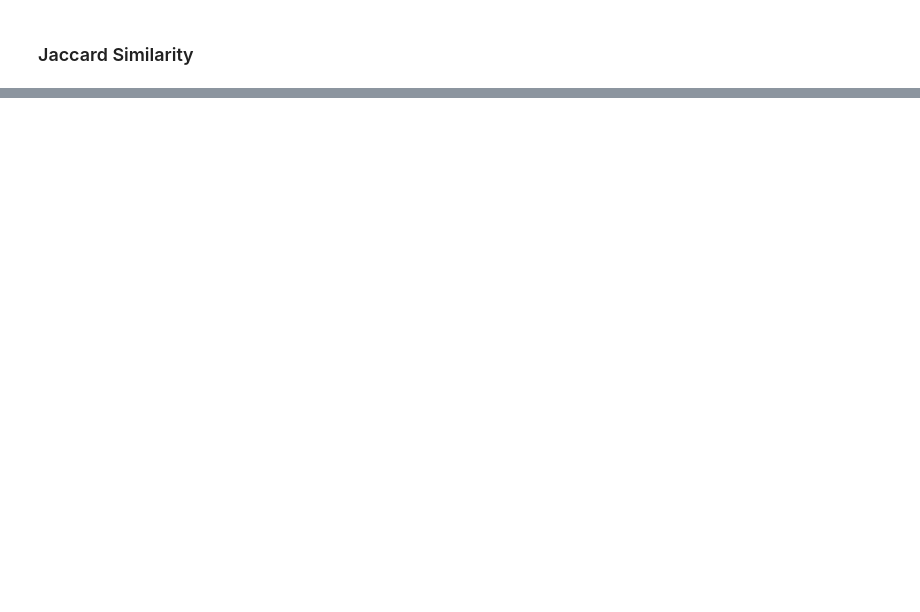
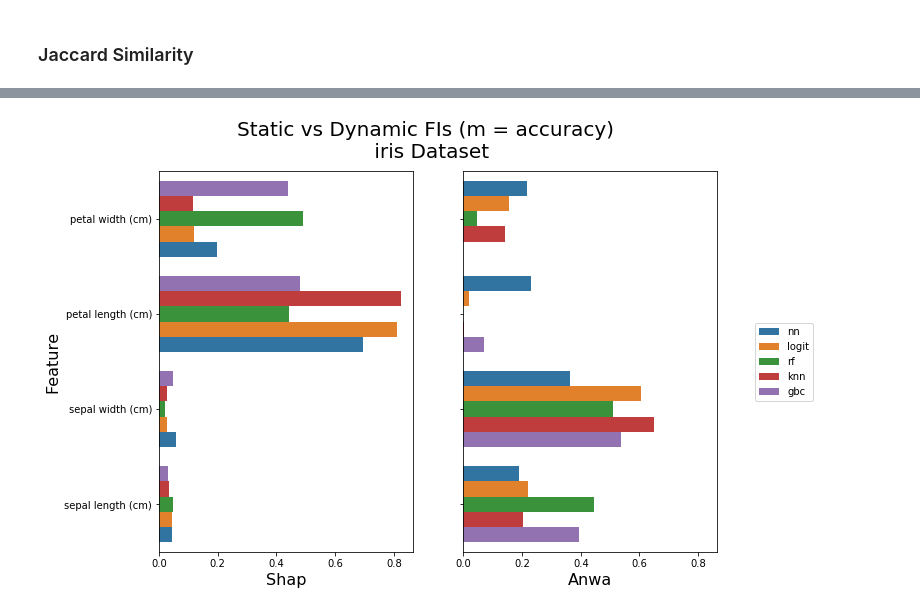
Before and after one commit to jacobdineen/explainability_2022, a Jupyter notebook: main.ipynb, the cells around one changed output, grey strips where cells are left out. Cells and saved outputs as stored; diff of their text form; code cells hidden in the pictures; blank space fills up the shorter version.

```diff
--- a/main.ipynb
+++ b/main.ipynb
@@ -134,0 +182,8 @@ j
+# %%
+config = {'data': granular_value_df,
+          'dataset_name': 'iris',
+          'metric': 'accuracy'}
+
+plot_barplots(**config)
+# %% [output]
+[figure, added]
```
Also changed, not shown: parts of 23 cells of this notebook, 3 other files.
